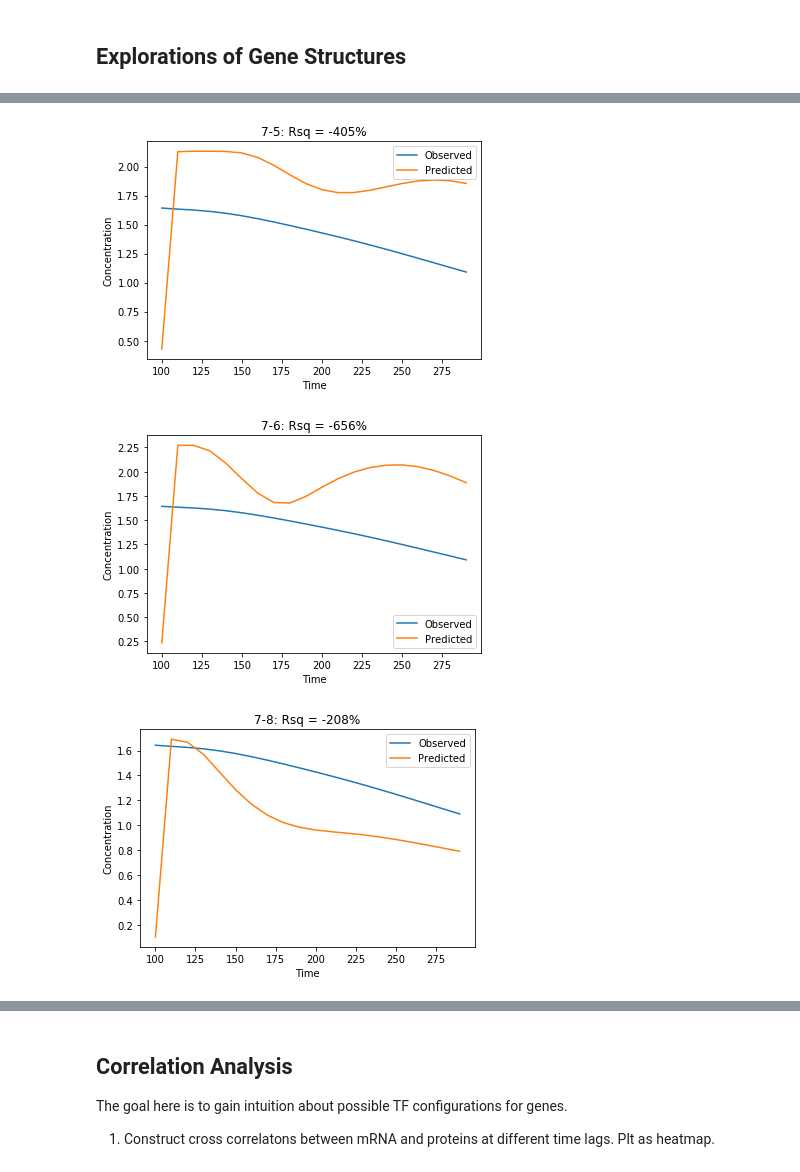
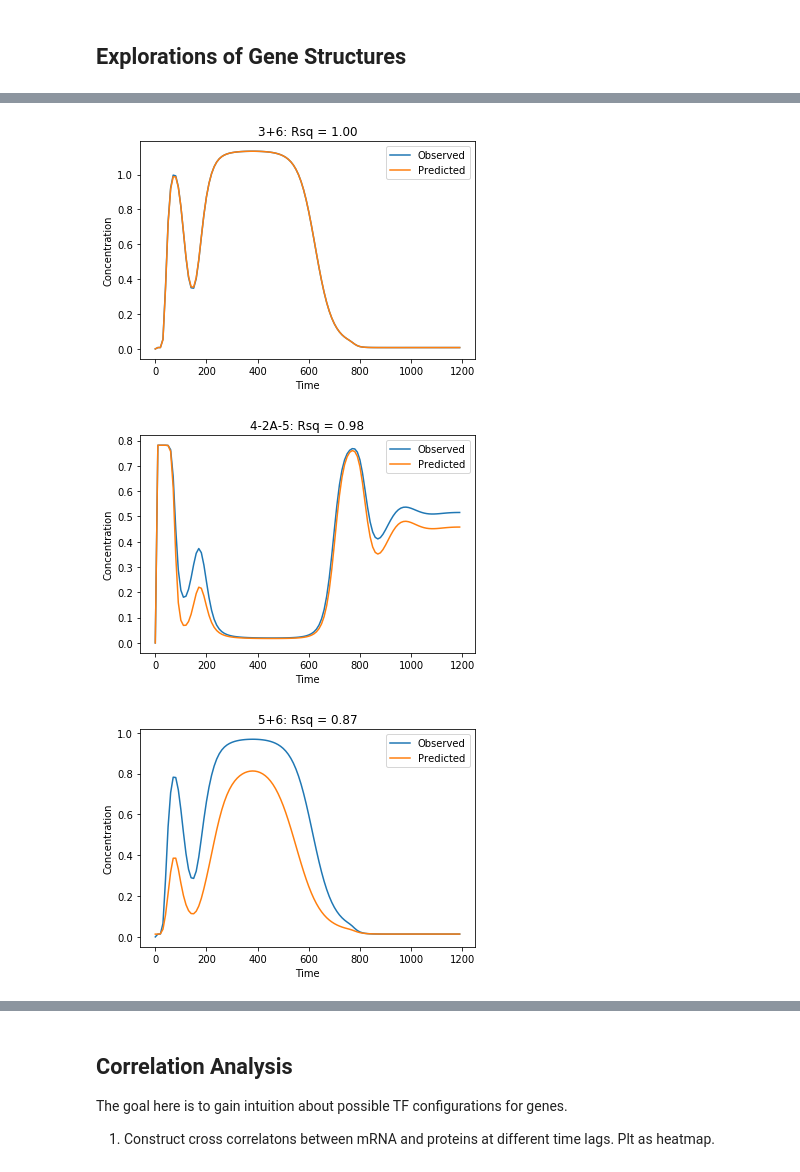
Before and after one commit to ModelEngineering/advancing-biomedical-models, a Jupyter notebook: ModelingGame/game_analysis.ipynb, the cells around one changed output, grey strips where cells are left out. Cells and saved outputs as stored; diff of their text form; code cells hidden in the pictures.

```diff
--- a/ModelingGame/game_analysis.ipynb
+++ b/ModelingGame/game_analysis.ipynb
@@ -34,0 +32,2 @@ evaluate(["7-7"], max_iteration=20, end_time=150)
+# %%
+analyzers.append(evaluate(["1+4"], max_iteration=20, start_time=0, end_time=1200))
@@ -34,0 +36,2 @@ evaluate(["7-7"], max_iteration=20, end_time=150)
+# %%
+analyzers.append(evaluate(["2+4"], max_iteration=20, start_time=0, end_time=1200))
@@ -35,6 +40,12 @@ evaluate(["7-7"], max_iteration=20, end_time=150)
+# %%
+analyzers.append(evaluate(["3+6"], max_iteration=20, start_time=0, end_time=1200))
+# %% [output]
+[figure, added]
+# %%
+analyzers.append(evaluate(["4-2A-5"], max_iteration=20, start_time=0, end_time=1200))
+# %% [output]
+[figure, added]
 # %%
-analyzer = evaluate(["7-5", "7-6", "7-8"], max_iteration=20, start_time=100, end_time=300)
+analyzers.append(evaluate(["5+6"], max_iteration=20, start_time=0, end_time=1200))
 # %% [output]
-[figure, old version]
+[figure, new version]
-[figure, removed]
-[figure, removed]
```
Also changed, not shown: parts of 30 cells of this notebook.
